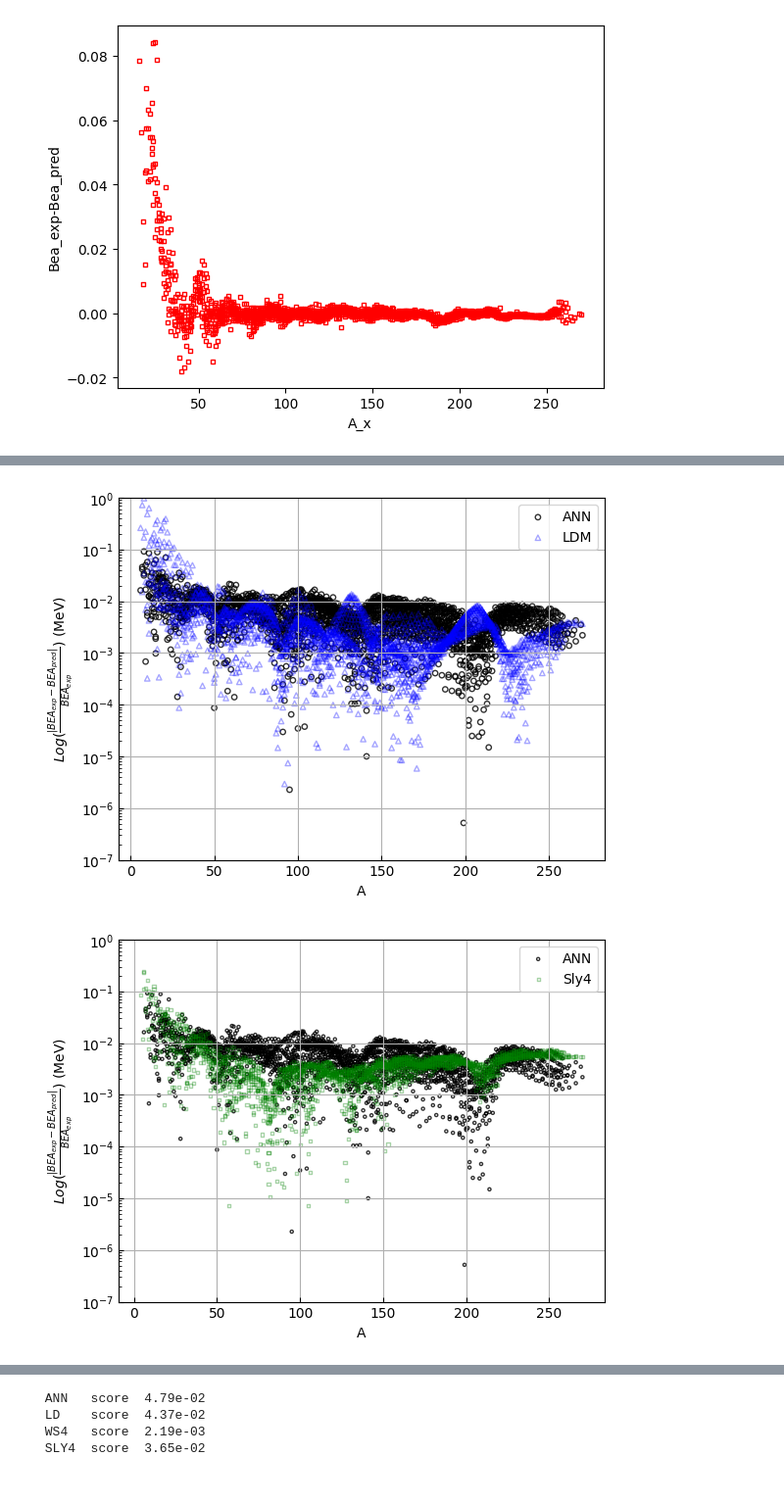
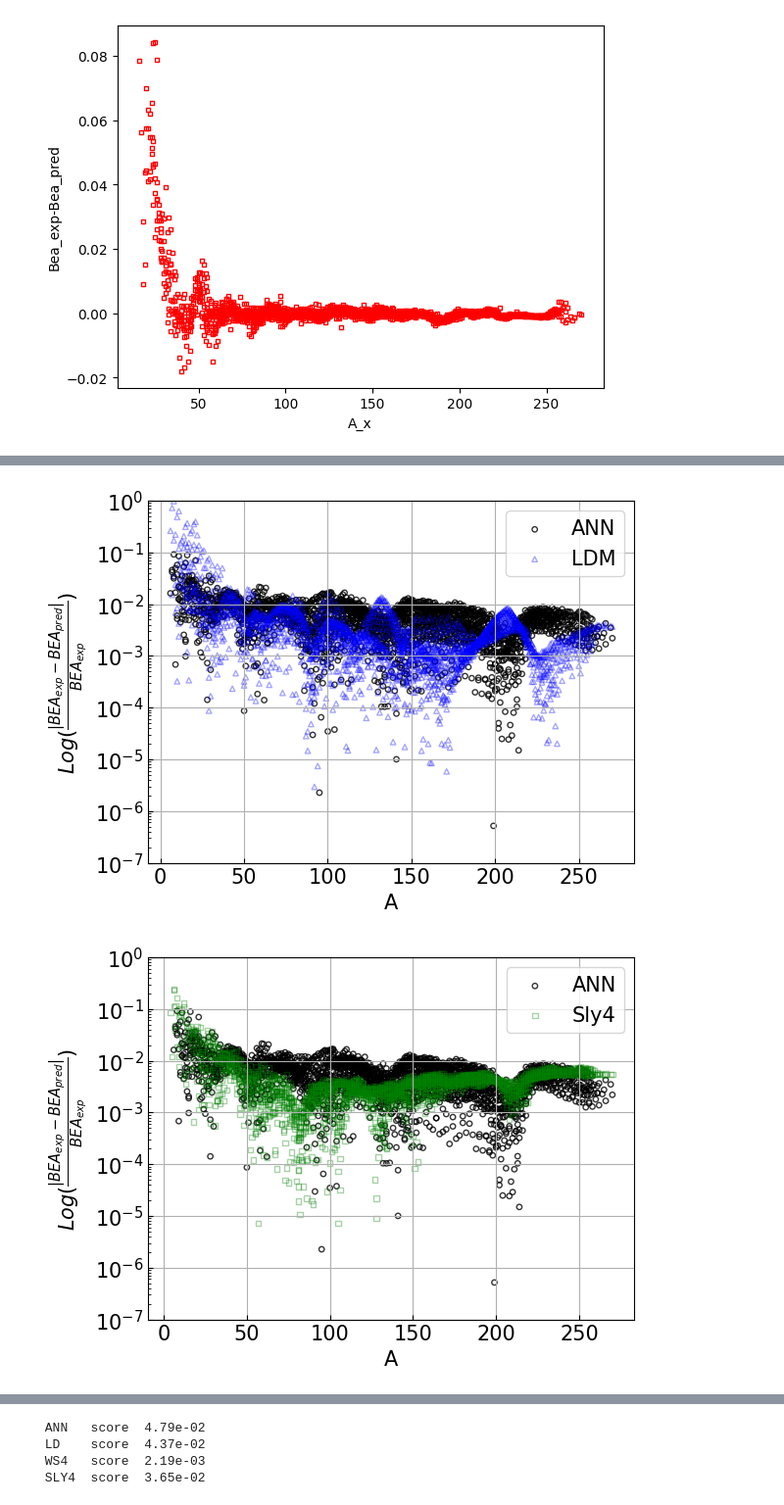
Before and after one commit to JonaJJSJ-crypto/Nucleon, a Jupyter notebook: Nucleon-Jup.ipynb, the cells around one changed output, grey strips where cells are left out. Shown at 98% size. Cells and saved outputs as stored; diff of their text form; code cells hidden in the pictures.

```diff
--- a/Nucleon-Jup.ipynb
+++ b/Nucleon-Jup.ipynb
@@ -439,13 +452,20 @@ for i in merge_ld_exp["abs_bea_massdiff"]: mass_rsmd_ld_exp = i*i
 mass_rsmd_ld_exp = np.sqrt(mass_rsmd_ld_exp/merge_ld_exp["abs_bea_massdiff"].size)
 # %%
 magic_numbers= [2,8,20,28,50,82,126]
+# %%
+#edit font size
+# creating a dictionary
+font = {'size': 15}
+
+# using rc function
+plt.rc('font', **font)
 # %%
 plt.scatter(x=merge_teo_exp["A_x"],y=merge_teo_exp["abs_bea_porc"], color="none", marker="o", edgecolor="black",s=15,label="ANN",alpha=0.8)
 plt.scatter(x=merge_ld_exp["A_x"],y=merge_ld_exp["abs_bea_porc"], color="none",marker="^",edgecolor="blue",s=15,label="LDM",alpha=0.35)
 #plt.vlines(magic_numbers,ymin=0,ymax=1)
 plt.yscale("log")
 plt.ylim(10e-8,1)
-plt.ylabel(r"$Log(\frac{|BEA_{exp}-BEA_{pred}|}{BEA_{exp}}) \ {\rm (MeV)}$")
+plt.ylabel(r"$Log(\frac{|BEA_{exp}-BEA_{pred}|}{BEA_{exp}}) \ {\rm}$")
 plt.xlabel("A")
 plt.legend()
 plt.tick_params(axis='x', which="both", direction='in')
@@ -453,19 +473,19 @@ plt.tick_params(axis='y', which="both", direction='in')
 plt.grid(True)
 plt.show()
 # %% [output]
-[figure, old version]
+[figure, new version]
 # %%
-plt.scatter(x=merge_teo_exp["A_x"],y=merge_teo_exp["abs_bea_porc"], color="none", marker="o", edgecolor="black",s=5,label="ANN",alpha=0.8)
-plt.scatter(x=merge_sly4_exp["A_x"],y=merge_sly4_exp["abs_bea_porc"], color="none",marker="s",edgecolor="green",s=5,label="Sly4",alpha=0.35)
+plt.scatter(x=merge_teo_exp["A_x"],y=merge_teo_exp["abs_bea_porc"], color="none", marker="o", edgecolor="black",s=15,label="ANN",alpha=0.8)
+plt.scatter(x=merge_sly4_exp["A_x"],y=merge_sly4_exp["abs_bea_porc"], color="none",marker="s",edgecolor="green",s=15,label="Sly4",alpha=0.35)
 plt.yscale("log")
 plt.ylim(10e-8,1)
-plt.ylabel(r"$Log(\frac{|BEA_{exp}-BEA_{pred}|}{BEA_{exp}}) \ {\rm (MeV)}$")
+plt.ylabel(r"$Log(\frac{|BEA_{exp}-BEA_{pred}|}{BEA_{exp}}) \ {\rm}$")
 plt.xlabel("A")
 plt.legend()
 plt.tick_params(axis='x', which="both", direction='in')
 plt.tick_params(axis='y', which="both", direction='in')
 plt.grid(True)
 plt.show()
 # %% [output]
-[figure, old version]
+[figure, new version]
 # %%
```
Also changed, not shown: parts of 17 cells of this notebook, 41 other files.
